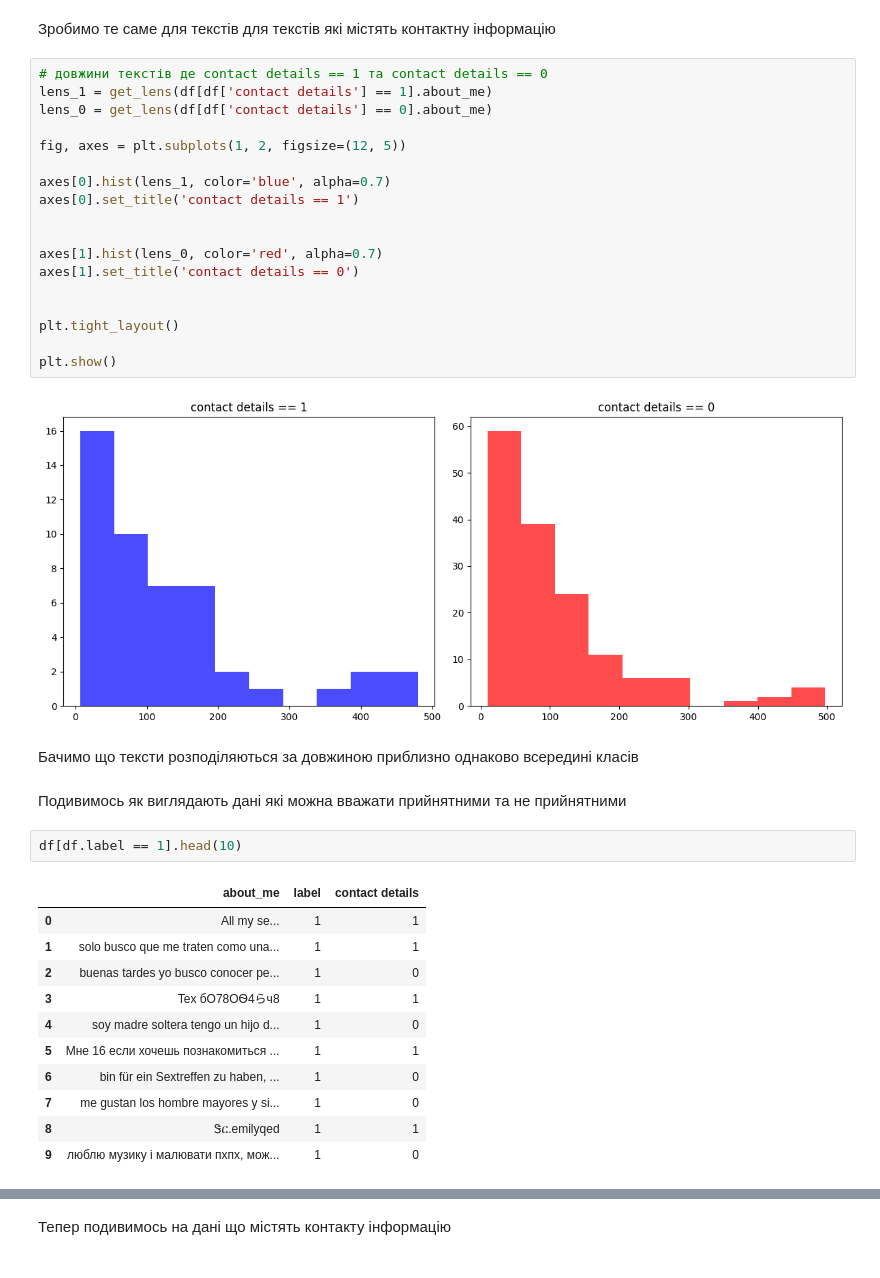
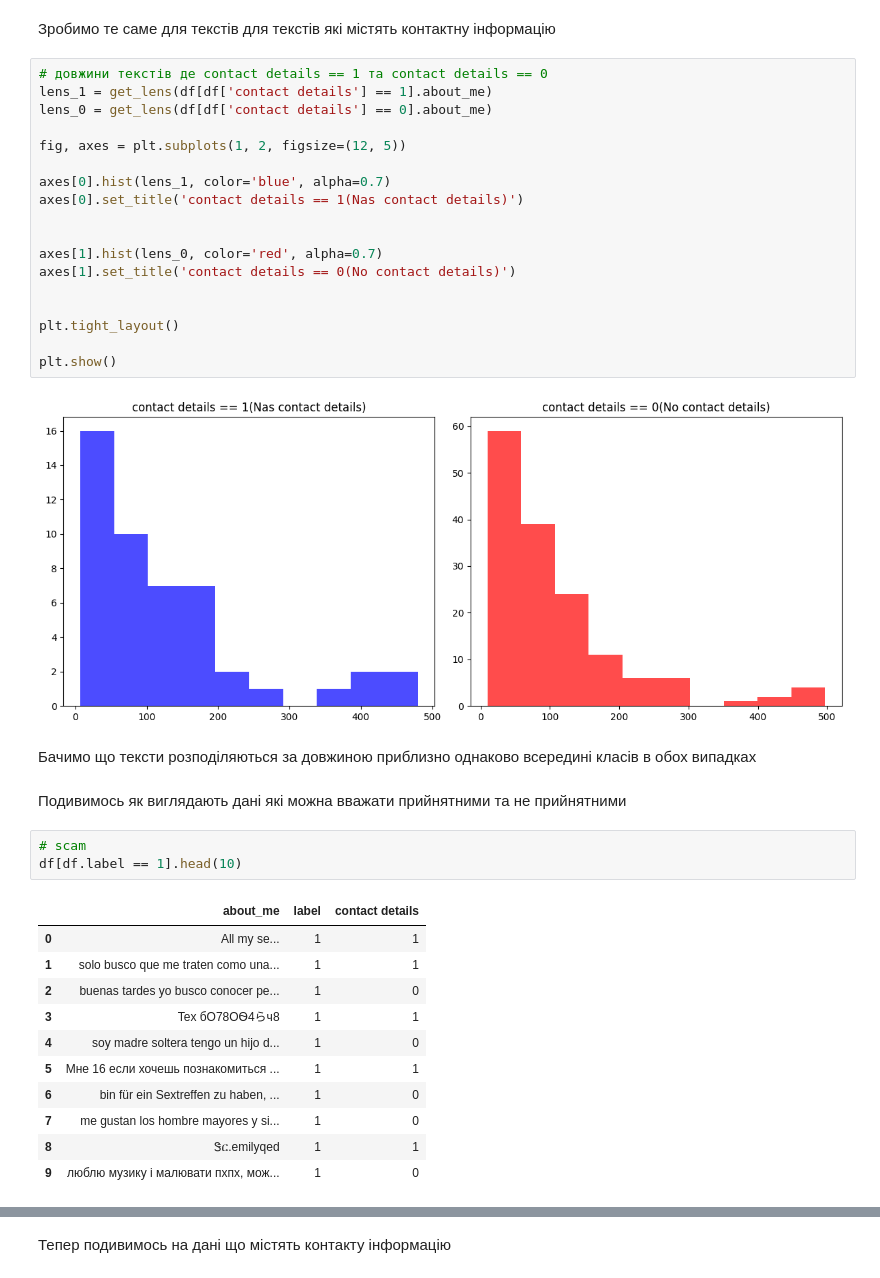
Before and after one commit to YelizavetaP/Scam-Not-scam, a Jupyter notebook: scam_not_scam.ipynb, the cells around one changed output, grey strips where cells are left out. Saved outputs shown, nothing was run; the diff lists cells and outputs as text.

```diff
--- a/scam_not_scam.ipynb
+++ b/scam_not_scam.ipynb
@@ -114,28 +123,29 @@ plt.show()
 # %%
 # довжини текстів де contact details == 1 та contact details == 0
 lens_1 = get_lens(df[df['contact details'] == 1].about_me)
 lens_0 = get_lens(df[df['contact details'] == 0].about_me)
 
 fig, axes = plt.subplots(1, 2, figsize=(12, 5))
 
 axes[0].hist(lens_1, color='blue', alpha=0.7)
-axes[0].set_title('contact details == 1')
+axes[0].set_title('contact details == 1(Nas contact details)')
 
 
 axes[1].hist(lens_0, color='red', alpha=0.7)
-axes[1].set_title('contact details == 0')
+axes[1].set_title('contact details == 0(No contact details)')
 
 
 plt.tight_layout()
 
 plt.show()
 # %% [output]
-[figure, old version]
+[figure, new version]
 # %% [markdown]
-Бачимо що тексти розподіляються за довжиною приблизно однаково всередині класів
+Бачимо що тексти розподіляються за довжиною приблизно однаково всередині класів в обох випадках
 # %% [markdown]
 Подивимось як виглядають дані які можна вважати прийнятними та не прийнятними
 # %%
+# scam
 df[df.label == 1].head(10)
 # %% [output]
 |  | about_me | label | contact details |
```
Also changed, not shown: parts of 43 cells of this notebook, 1 other file.
